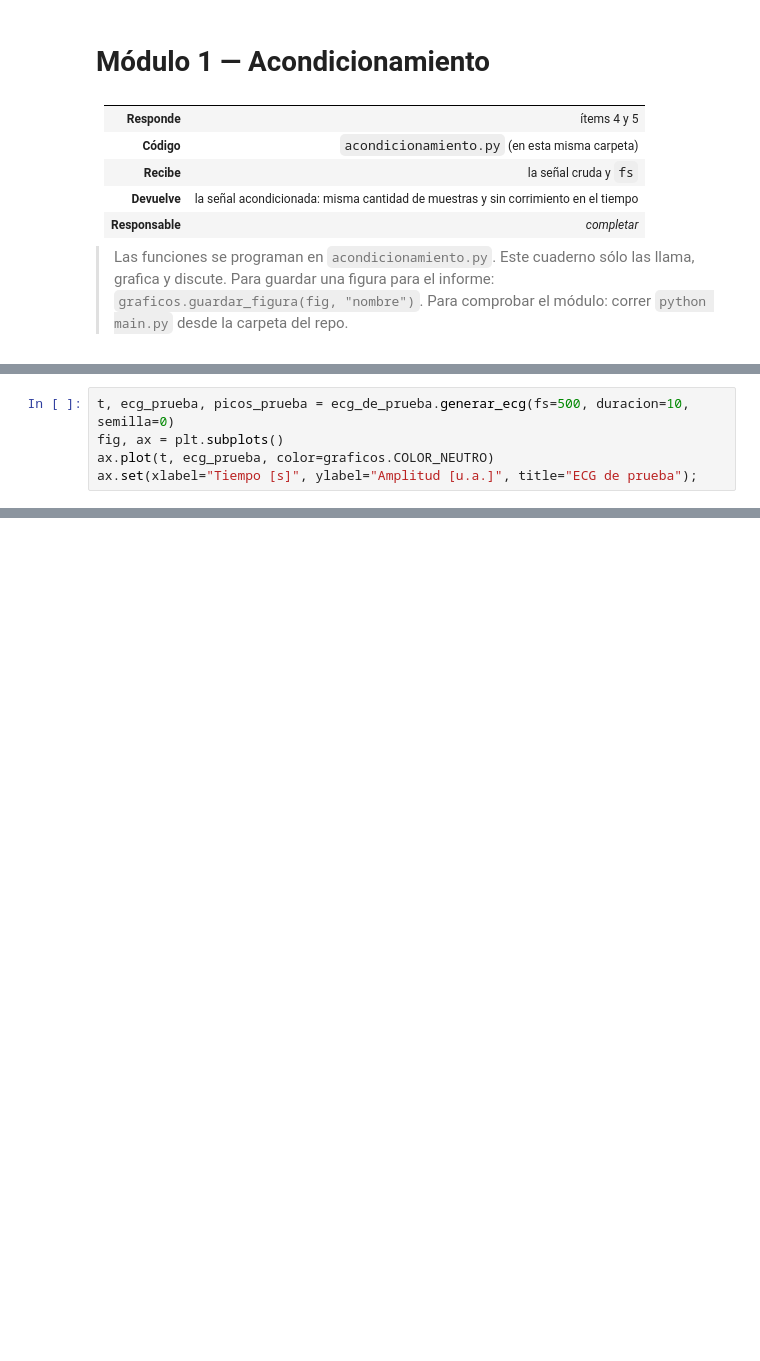
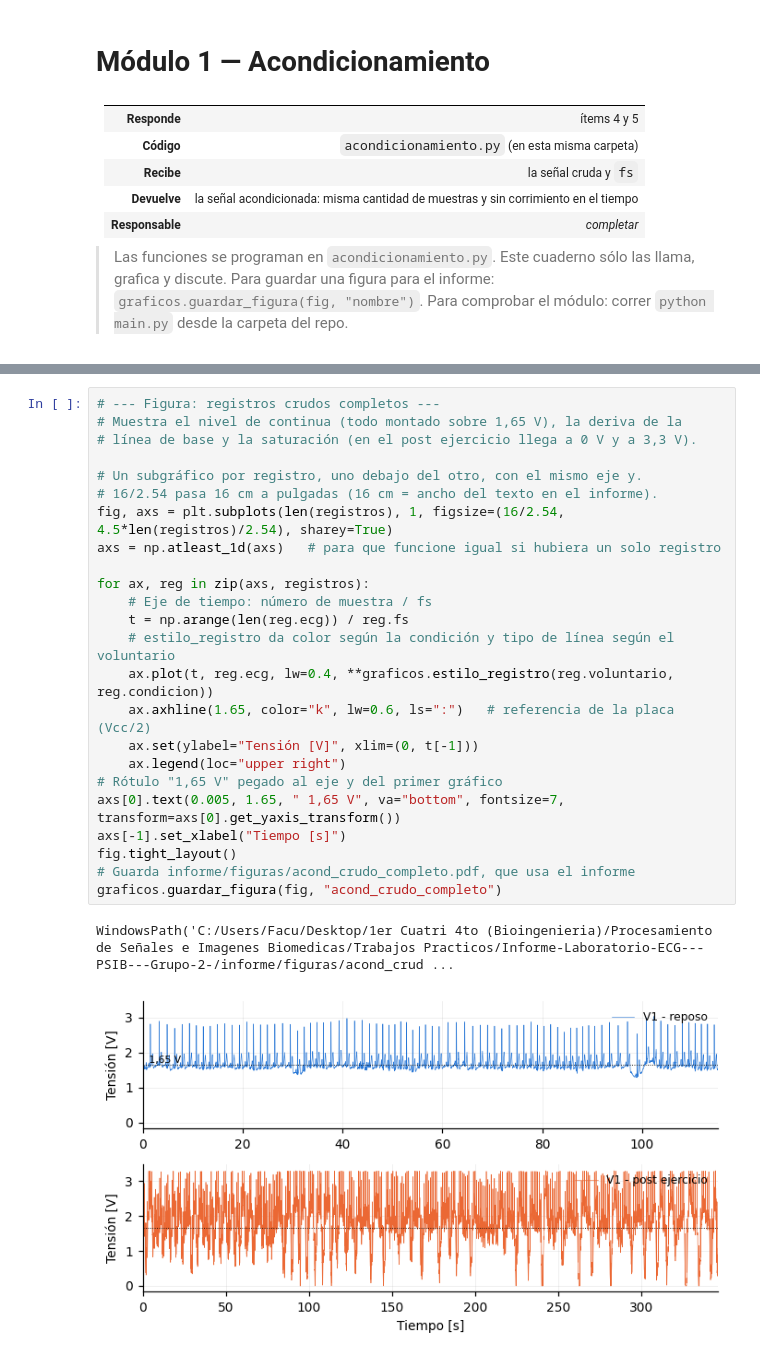
Before and after one commit to PurrthagorasCat/Informe-Laboratorio-ECG---PSIB---Grupo-2-, a Jupyter notebook: modulos/m1_acondicionamiento/acondicionamiento.ipynb, the cells around one changed output, grey strips where cells are left out. Drawn from its saved outputs; the diff is of its cells as text; blank space fills up the shorter version.

Commit message:
Agrego modulo1-acondicionamiento (FALTA INDICAR LA FRECUENCIA DE MUESTREO!)

```diff
--- a/modulos/m1_acondicionamiento/acondicionamiento.ipynb
+++ b/modulos/m1_acondicionamiento/acondicionamiento.ipynb
@@ -37,5 +14,0 @@ Mientras no estén los registros reales, se puede trabajar con `ecg_de_prueba.ge
-# %%
-t, ecg_prueba, picos_prueba = ecg_de_prueba.generar_ecg(fs=500, duracion=10, semilla=0)
-fig, ax = plt.subplots()
-ax.plot(t, ecg_prueba, color=graficos.COLOR_NEUTRO)
-ax.set(xlabel="Tiempo [s]", ylabel="Amplitud [u.a.]", title="ECG de prueba");
@@ -55,0 +87,27 @@ registros = carga_de_datos.cargar_todos()
+# %%
+# --- Figura: registros crudos completos ---
+# Muestra el nivel de continua (todo montado sobre 1,65 V), la deriva de la
+# línea de base y la saturación (en el post ejercicio llega a 0 V y a 3,3 V).
+
+# Un subgráfico por registro, uno debajo del otro, con el mismo eje y.
+# 16/2.54 pasa 16 cm a pulgadas (16 cm = ancho del texto en el informe).
+fig, axs = plt.subplots(len(registros), 1, figsize=(16/2.54, 4.5*len(registros)/2.54), sharey=True)
+axs = np.atleast_1d(axs)   # para que funcione igual si hubiera un solo registro
+
+for ax, reg in zip(axs, registros):
+    # Eje de tiempo: número de muestra / fs
+    t = np.arange(len(reg.ecg)) / reg.fs
+    # estilo_registro da color según la condición y tipo de línea según el voluntario
+    ax.plot(t, reg.ecg, lw=0.4, **graficos.estilo_registro(reg.voluntario, reg.condicion))
+    ax.axhline(1.65, color="k", lw=0.6, ls=":")   # referencia de la placa (Vcc/2)
+    ax.set(ylabel="Tensión [V]", xlim=(0, t[-1]))
+    ax.legend(loc="upper right")
+# Rótulo "1,65 V" pegado al eje y del primer gráfico
+axs[0].text(0.005, 1.65, " 1,65 V", va="bottom", fontsize=7, transform=axs[0].get_yaxis_transform())
+axs[-1].set_xlabel("Tiempo [s]")
+fig.tight_layout()
+# Guarda informe/figuras/acond_crudo_completo.pdf, que usa el informe
+graficos.guardar_figura(fig, "acond_crudo_completo")
+# %% [output]
+WindowsPath('C:/Users/Facu/Desktop/1er Cuatri 4to (Bioingenieria)/Procesamiento de Señales e Imagenes Biomedicas/Trabajos Practicos/Informe-Laboratorio-ECG---PSIB---Grupo-2-/informe/figuras/acond_crud ...
+[figure, added]
```
Also changed, not shown: parts of 17 cells of this notebook, 14 other files.
